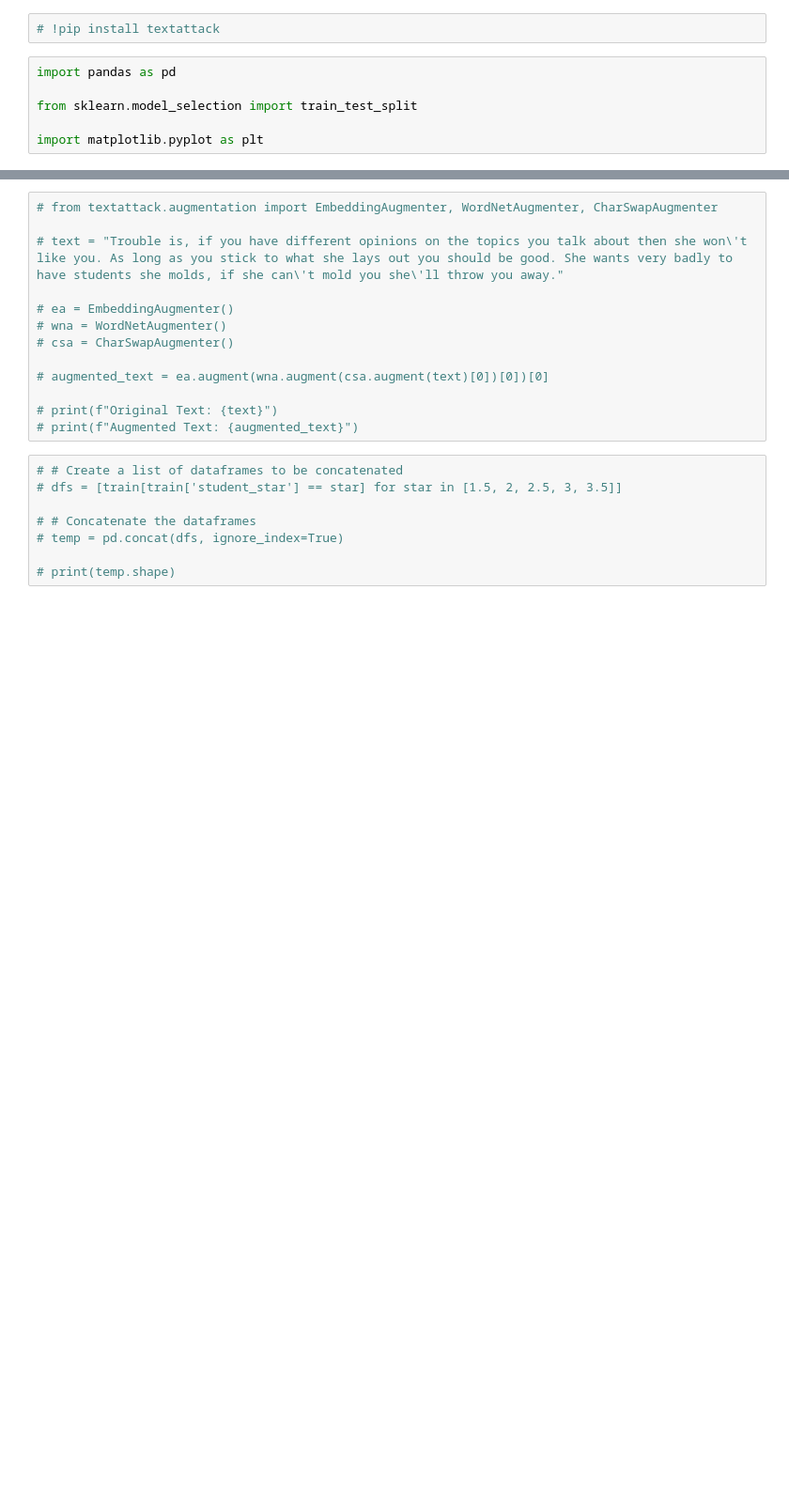
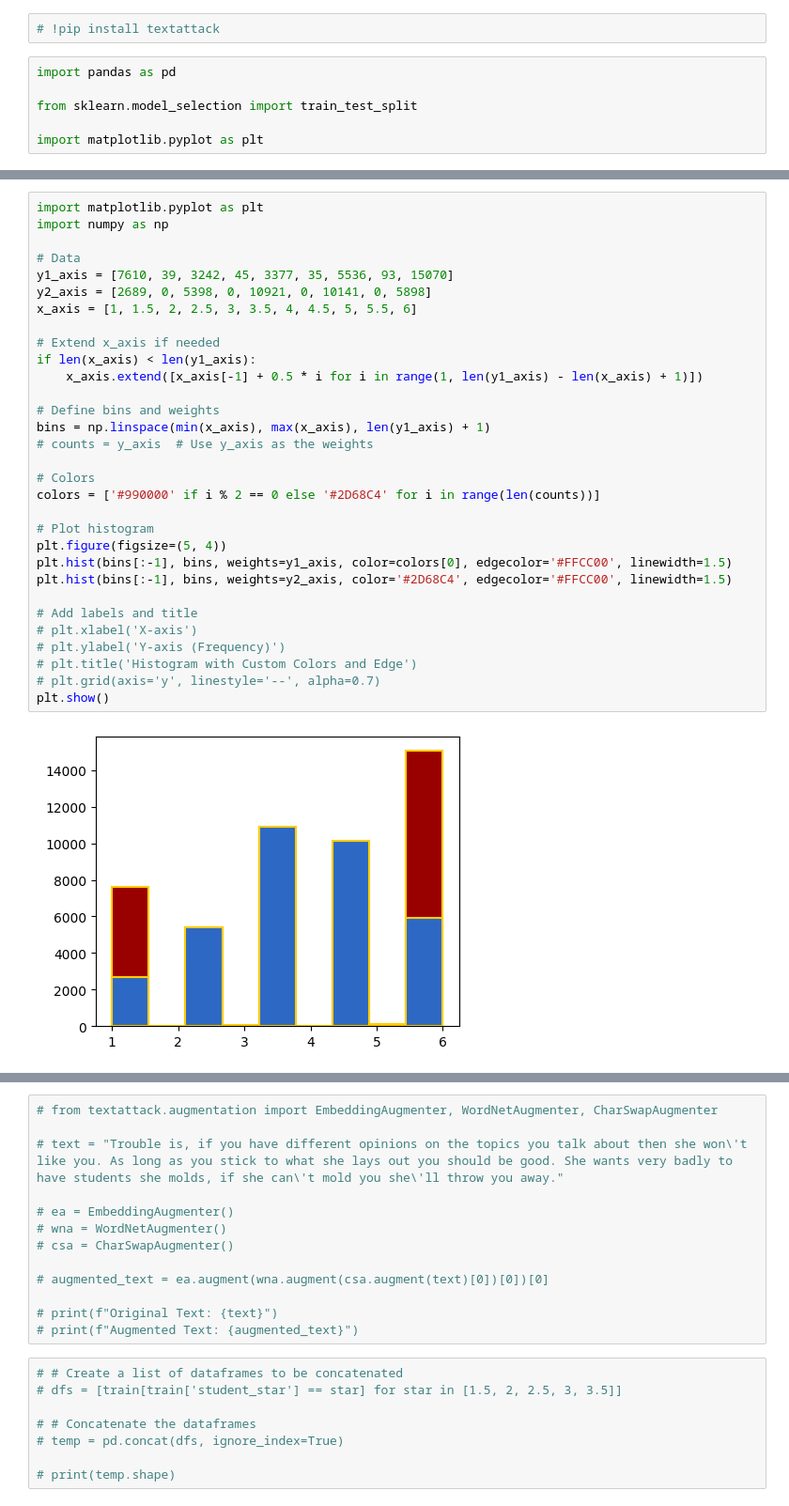
Before and after one commit to Huixian-Gong/Sentiment_Analysis_of_RateMyProfessor_Reviews, a Jupyter notebook: colab/Corpus_Stats.ipynb, the cells around one changed output, grey strips where cells are left out. Shown: that part at 94% size. Cells and saved outputs as stored; diff of their text form; blank space fills up the shorter version.

```diff
--- a/colab/Corpus_Stats.ipynb
+++ b/colab/Corpus_Stats.ipynb
@@ -20,2 +57,35 @@ print(data.shape)
+# %%
+import matplotlib.pyplot as plt
+import numpy as np
+
+# Data
+y1_axis = [7610, 39, 3242, 45, 3377, 35, 5536, 93, 15070]
+y2_axis = [2689, 0, 5398, 0, 10921, 0, 10141, 0, 5898]
+x_axis = [1, 1.5, 2, 2.5, 3, 3.5, 4, 4.5, 5, 5.5, 6]
+
+# Extend x_axis if needed
+if len(x_axis) < len(y1_axis):
+    x_axis.extend([x_axis[-1] + 0.5 * i for i in range(1, len(y1_axis) - len(x_axis) + 1)])
+
+# Define bins and weights
+bins = np.linspace(min(x_axis), max(x_axis), len(y1_axis) + 1)
+# counts = y_axis  # Use y_axis as the weights
+
+# Colors
+colors = ['#990000' if i % 2 == 0 else '#2D68C4' for i in range(len(counts))]
+
+# Plot histogram
+plt.figure(figsize=(5, 4))
+plt.hist(bins[:-1], bins, weights=y1_axis, color=colors[0], edgecolor='#FFCC00', linewidth=1.5)
+plt.hist(bins[:-1], bins, weights=y2_axis, color='#2D68C4', edgecolor='#FFCC00', linewidth=1.5)
+
+# Add labels and title
+# plt.xlabel('X-axis')
+# plt.ylabel('Y-axis (Frequency)')
+# plt.title('Histogram with Custom Colors and Edge')
+# plt.grid(axis='y', linestyle='--', alpha=0.7)
+plt.show()
+# %% [output]
+[figure, added]
 # %%
 bins = [1, 1.5, 2, 2.5, 3, 3.5, 4, 4.5, 5, 5.5]
```
Also changed, not shown: parts of 7 cells of this notebook.
